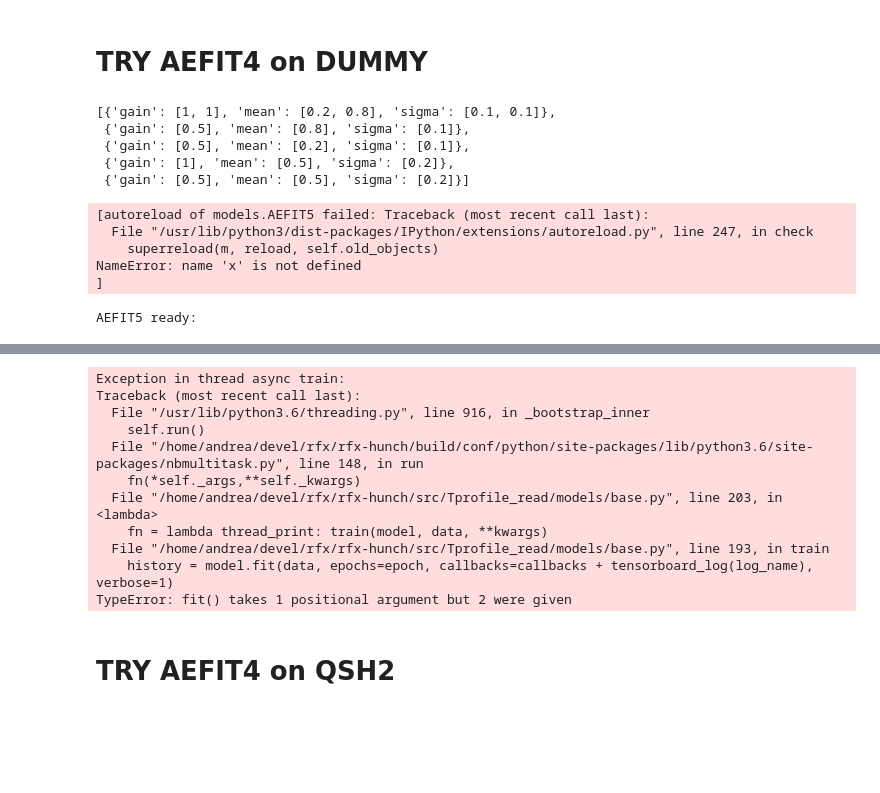
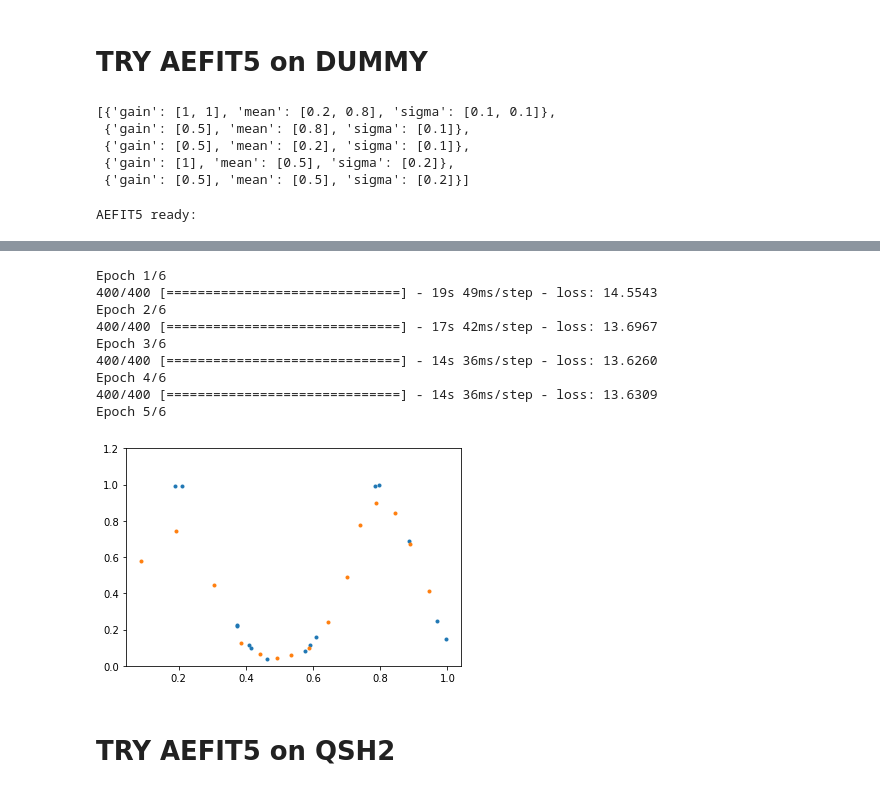
Before and after one commit to AndreaRigoni/rfx-hunch, a Jupyter notebook: src/Tprofile_read/jpnb/STEP10 - rewritten autoencoder code in AEFIT4.ipynb, the cells around one changed output, grey strips where cells are left out. Drawn from its saved outputs; the diff is of its cells as text; code cells hidden in the pictures; blank space fills up the shorter version.

```diff
--- a/src/Tprofile_read/jpnb/STEP10 - rewritten autoencoder code in AEFIT4.ipynb
+++ b/src/Tprofile_read/jpnb/STEP10 - rewritten autoencoder code in AEFIT4.ipynb
@@ -28,5 +23,5 @@ reload set for module  Hunch_tSNEplot
 # %% [markdown]
-# TRY AEFIT4 on DUMMY
+# TRY AEFIT5 on DUMMY
 # %%
 import Dummy_g1data as dummy
 du = dummy.Dummy_g1data(counts=40000, size=15).buffer()
@@ -38,16 +33,11 @@ du.kinds
  {'gain': [1], 'mean': [0.5], 'sigma': [0.2]},
  {'gain': [0.5], 'mean': [0.5], 'sigma': [0.2]}]
 # %%
-m = models.AEFIT5.AEFIT5(latent_dim=2, feature_dim=30,  dprate=0., scale=1, beta=1.)
-m.bypass = True
+m = models.AEFIT5.AEFIT5(latent_dim=2, feature_dim=30,  dprate=0., scale=1, beta=0.01)
+m.bypass = False
 m.compile()
 # %% [output]
-[autoreload of models.AEFIT5 failed: Traceback (most recent call last):
-  File "/usr/lib/python3/dist-packages/IPython/extensions/autoreload.py", line 247, in check
-    superreload(m, reload, self.old_objects)
-NameError: name 'x' is not defined
-]
+AEFIT5 ready:
-AEFIT5 ready:
 # %%
 p = Hplt.LSPlotBokeh()
 p.set_model(m)
@@ -59,19 +49,34 @@ Loading BokehJS ...
 # %%
 models.base.train_thread(m, du, batch=100, epoch=6, learning_rate=1e-3, callbacks=[]).control_panel()
 # %% [output]
-Exception in thread async train:
-Traceback (most recent call last):
-  File "/usr/lib/python3.6/threading.py", line 916, in _bootstrap_inner
-    self.run()
-  File "/home/andrea/devel/rfx/rfx-hunch/build/conf/python/site-packages/lib/python3.6/site-packages/nbmultitask.py", line 148, in run
-    fn(*self._args,**self._kwargs)
-  File "/home/andrea/devel/rfx/rfx-hunch/src/Tprofile_read/models/base.py", line 203, in <lambda>
-    fn = lambda thread_print: train(model, data, **kwargs)
-  File "/home/andrea/devel/rfx/rfx-hunch/src/Tprofile_read/models/base.py", line 193, in train
-    history = model.fit(data, epochs=epoch, callbacks=callbacks + tensorboard_log(log_name), verbose=1)
-TypeError: fit() takes 1 positional argument but 2 were given
+Epoch 1/6
+400/400 [==============================] - 19s 49ms/step - loss: 14.5543
+Epoch 2/6
+400/400 [==============================] - 17s 42ms/step - loss: 13.6967
+Epoch 3/6
+400/400 [==============================] - 14s 36ms/step - loss: 13.6260
+Epoch 4/6
+400/400 [==============================] - 14s 36ms/step - loss: 13.6309
+Epoch 5/6
+# %%
+# [ v.name for v in h2.trainable_variables ]
+def plot(xy):
+    plt.figure('data')
+    axes = plt.gca()
+    # axes.set_xlim([xmin,xmax])
+    axes.set_ylim([0,1.2])
+    x,y = tf.split(xy[0], num_or_size_splits=2)
+    plt.plot(x,y,'.')
+d = [x for x in du.ds_array.shuffle(100).batch(1).take(100)][0]
+d0 = d[0]
+y0 = m(d[0], training=False)
+y0 = tf.sigmoid(y0)
+plot(d0)
+plot(y0)
+# %% [output]
+[figure, added]
 # %% [markdown]
-# TRY AEFIT4 on QSH2
+# TRY AEFIT5 on QSH2
 # %%
 qsh = Htls.QSH_Dataset()
 import os
```
Also changed, not shown: parts of 5 cells of this notebook, 12 other files.
